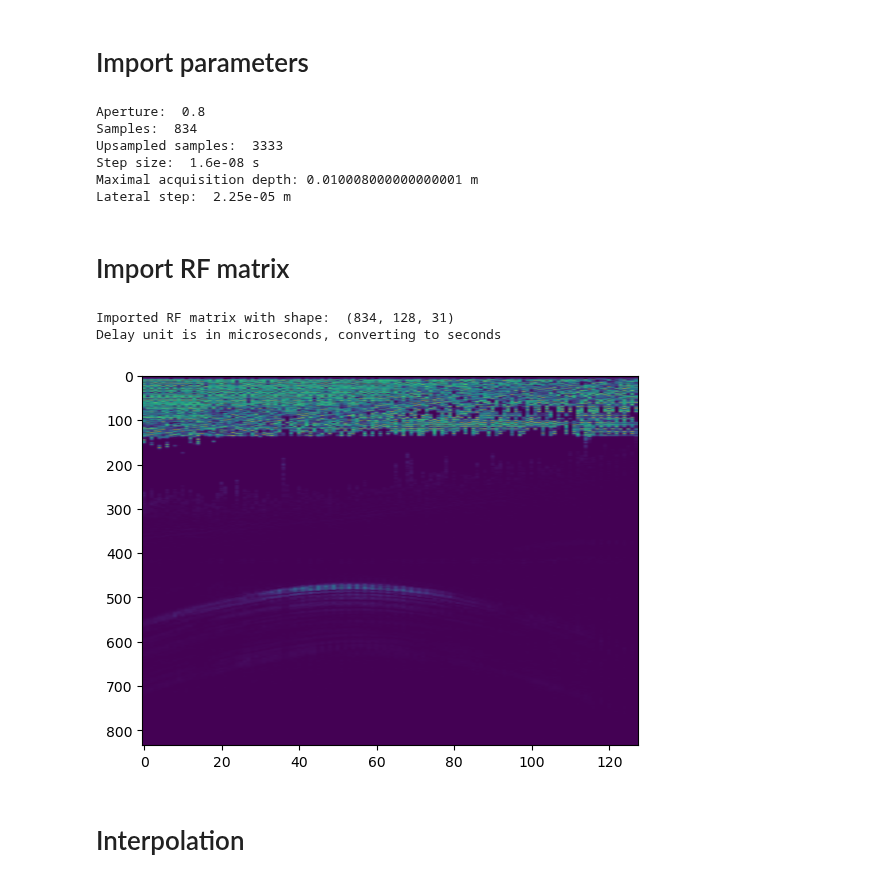
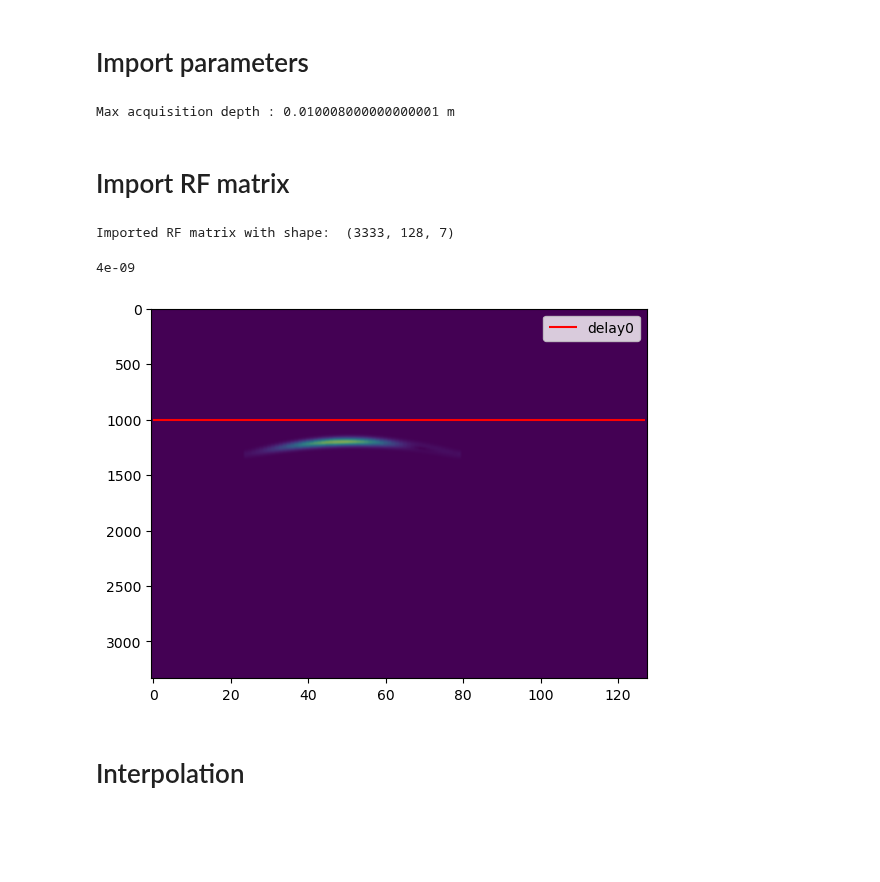
Before and after one commit to MatthieuVAUTRIN/superresolution, a Jupyter notebook: 002_post_processing.ipynb, the cells around one changed output. Cells and saved outputs as stored; diff of their text form; code cells hidden in the pictures; blank space fills up the shorter version.

```diff
--- a/002_post_processing.ipynb
+++ b/002_post_processing.ipynb
@@ -107,27 +38,32 @@ def calculate_variables_real_data(params):
-# %%
-parameters = load_parameters(parameters_file_path)
-if using_simulation_data:
-    params, pos, time = calculate_variables_simulation(parameters)
-else:
-    params, pos, time = calculate_variables_real_data(parameters)
-# %% [output]
-Aperture:  0.8
-Samples:  834
-Upsampled samples:  3333
-Step size:  1.6e-08 s
-Maximal acquisition depth: 0.010008000000000001 m
-Lateral step:  2.25e-05 m
+# %%
+def add_extra_params(params):
+
+    params["rf"]["upsampled_samples"] = params["rf"]["samples"] + (params["rf"]["interpolation_factor"] - 1) * (params["rf"]["samples"] - 1)
+    params["rf"]["upsampled_sampling_rate"] = params["rf"]["sampling_rate"] * params["rf"]["interpolation_factor"]
+
+    return params
+# %%
+params = load_parameters(parameters_file_path)
+params = add_extra_params(params)
+
+pos = np.linspace(start=0, stop=params["array"]["length"], num=params["array"]["length"], dtype=int) #array position sampling
+time = np.linspace(start=0, stop=1 / params["rf"]["sampling_rate"] * params["rf"]["samples"], num=params["rf"]["samples"]) #time sampling
+C = 1500 #speed of sound
+
+print(f"Max acquisition depth : {C * (1 / params["rf"]["sampling_rate"] * params["rf"]["samples"]) / 2} m") #v = d / t => d = v * t / 2 (round trip) with t = sample_step * samples
+# %% [output]
+Max acquisition depth : 0.010008000000000001 m
 # %% [markdown]
 # Import RF matrix
 # %%
 if using_simulation_data:
     if using_upsampled_data:
-        samples = params["simulation"]["upsampled_samples"]
-        sampling_rate = params["simulation"]["upsampled_sampling_rate"]
+        samples = params["rf"]["upsampled_samples"]
+        sampling_rate = params["rf"]["upsampled_sampling_rate"]
         rf_matrix_path = "./data/csv/rf_data/rf_matrix_upsampled_summed.npy"
     else:
-        samples = params["simulation"]["samples"]
-        sampling_rate = params["wave"]["sampling_rate"]
+        samples = params["rf"]["samples"]
+        sampling_rate = params["rf"]["sampling_rate"]
         rf_matrix_path = "./data/csv/rf_data/rf_matrix_summed.npy"
 
     rf_matrix_summed = np.load(rf_matrix_path)
@@ -139,12 +75,13 @@ else:
         rf_matrix_summed = list(rf_matrix_summed.values())[-1]
         rf_matrix_summed = np.float64(rf_matrix_summed)
         print("Imported RF matrix with shape: ", rf_matrix_summed.shape)
+
     if interpolate_data:
-        samples = params["simulation"]["upsampled_samples"]
-        sampling_rate = params["simulation"]["upsampled_sampling_rate"]
+        samples = params["rf"]["upsampled_samples"]
+        sampling_rate = params["rf"]["upsampled_sampling_rate"]
     else:
-        samples = params["simulation"]["samples"]
-        sampling_rate = params["wave"]["sampling_rate"]
+        samples = params["rf"]["samples"]
+        sampling_rate = params["rf"]["sampling_rate"]
 
     match imported_rf_matrix_delay_unit.lower():
         case "s":
@@ -163,13 +100,18 @@ else:
             rf_matrix_summed = rf_matrix_summed
             print("Unknown delay unit, please check the imported delay unit")
 # %% [output]
-Imported RF matrix with shape:  (834, 128, 31)
-Delay unit is in microseconds, converting to seconds
+Imported RF matrix with shape:  (3333, 128, 7)
+# %%
+1/sampling_rate
+# %% [output]
+4e-09
 # %%
 plt.imshow(np.abs(rf_matrix_summed[:,:,0]), aspect='auto', cmap='viridis')
+plt.hlines(y=int(params["rf"]["delay0"] * sampling_rate), xmin=0, xmax=rf_matrix_summed.shape[1]-1, color='red', label='delay0')
+plt.legend()
 plt.show()
 # %% [output]
-[figure, old version]
+[figure, new version]
 # %% [markdown]
 # Interpolation
 # %%
```
Also changed, not shown: parts of 11 cells of this notebook, 5 other files.
